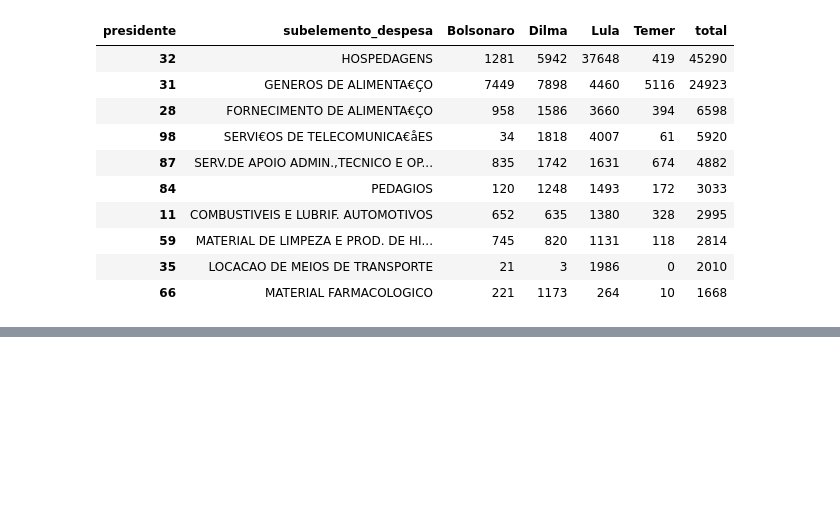
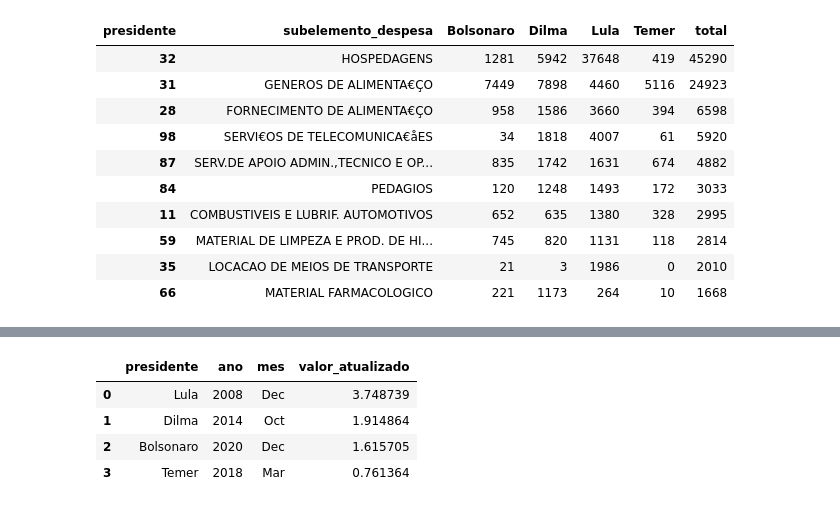
Before and after one commit to felipereis150/gastos_presidenciais, a Jupyter notebook: main.ipynb, the cells around one changed output, grey strips where cells are left out. Cells and saved outputs as stored; diff of their text form; code cells hidden in the pictures; blank space fills up the shorter version.

```diff
--- a/main.ipynb
+++ b/main.ipynb
@@ -186,3 +211,15 @@ despesa_prF_piv.sort_values(by='total', ascending=False).head(10)
 | 59 | MATERIAL DE LIMPEZA E PROD. DE HI... | 745 | 820 | 1131 | 118 | 2814 | 26.47 | 29.14 | 40.19 | ... |
 | 35 | LOCACAO DE MEIOS DE TRANSPORTE | 21 | 3 | 1986 | 0 | 2010 | 1.04 | 0.15 | 98.81 | ... |
 | 66 | MATERIAL FARMACOLOGICO | 221 | 1173 | 264 | 10 | 1668 | 13.25 | 70.32 | 15.83 | ... |
+# %%
+# gastos por mês e ano
+gastos_mes_ano = df_merged.groupby(['presidente', 'ano', 'mes'])['valor_atualizado'].sum().div(1000000).reset_index()
+idx = gastos_mes_ano.groupby(['presidente'])['valor_atualizado'].idxmax()
+gastos_mes_ano = gastos_mes_ano.loc[idx, ['presidente', 'ano', 'mes', 'valor_atualizado']].sort_values(by=['valor_atualizado'], ascending = False).reset_index(drop=True)
+gastos_mes_ano
+# %% [output]
+|  | presidente | ano | mes | valor_atualizado |
+| 0 | Lula | 2008 | Dec | 3.748739 |
+| 1 | Dilma | 2014 | Oct | 1.914864 |
+| 2 | Bolsonaro | 2020 | Dec | 1.615705 |
+| 3 | Temer | 2018 | Mar | 0.761364 |
```
Also changed, not shown: parts of 5 cells of this notebook.
